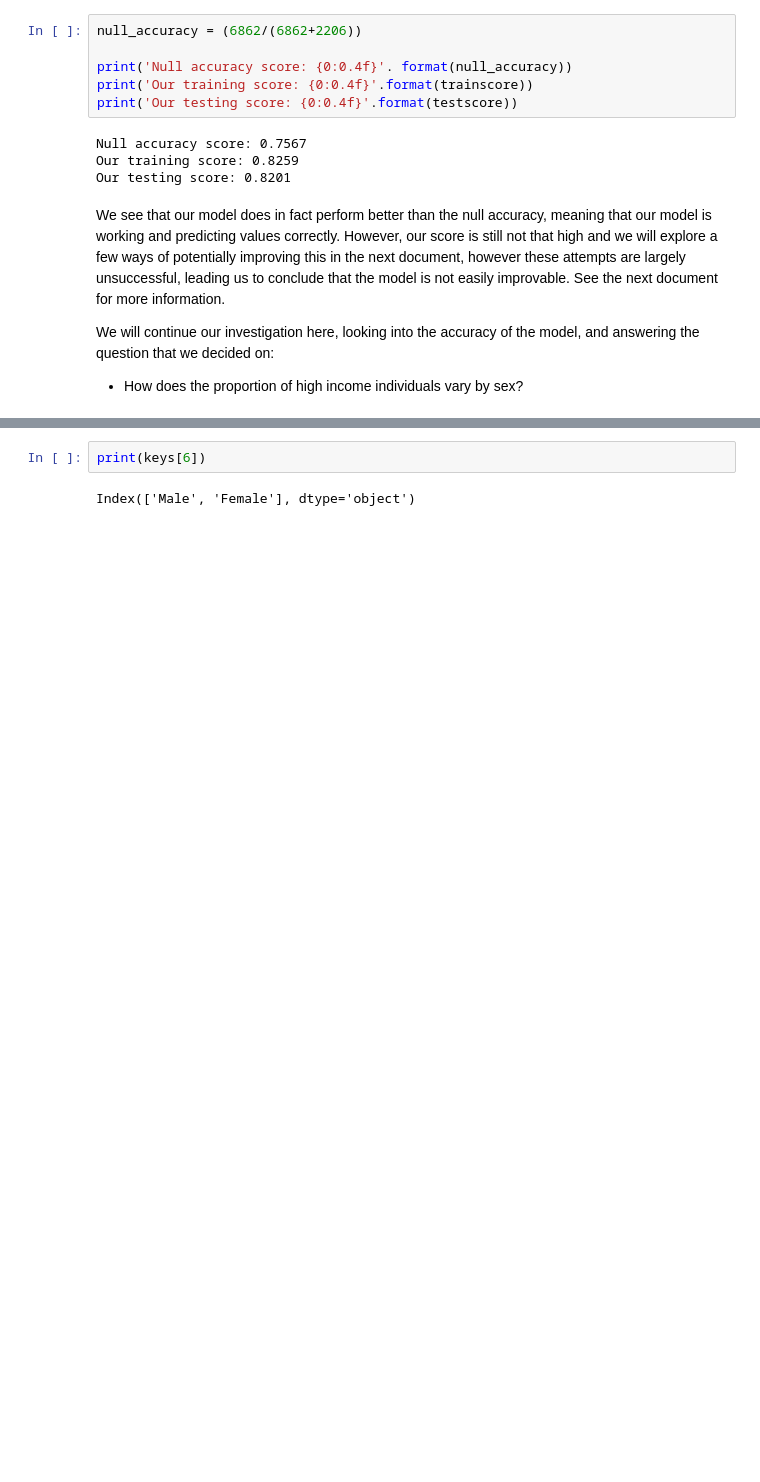
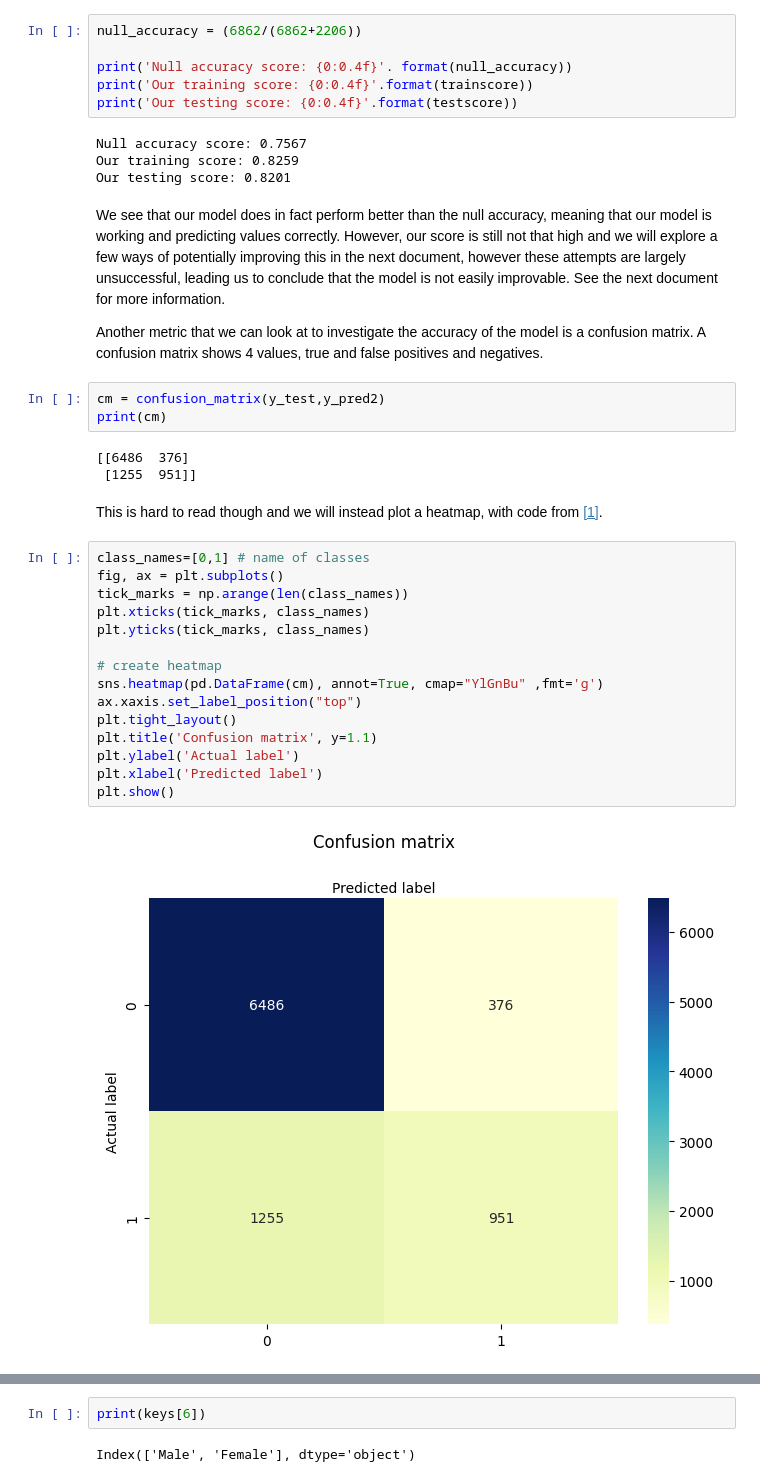
Before and after one commit to SHeywood8/dst-group-project-1, a Jupyter notebook: SheridanH/04.1-LogisticRegression.ipynb, the cells around one changed output, grey strips where cells are left out. Cells and saved outputs as stored; diff of their text form; blank space fills up the shorter version.

```diff
--- a/SheridanH/04.1-LogisticRegression.ipynb
+++ b/SheridanH/04.1-LogisticRegression.ipynb
@@ -197,6 +240,29 @@ Our testing score: 0.8201
 # %% [markdown]
 We see that our model does in fact perform better than the null accuracy, meaning that our model is working and predicting values correctly. However, our score is still not that high and we will explore a few ways of potentially improving this in the next document, however these attempts are largely unsuccessful, leading us to conclude that the model is not easily improvable. See the next document for more information.
 
-We will continue our investigation here, looking into the accuracy of the model, and answering the question that we decided on:
-
-- How does the proportion of high income individuals vary by sex?
+Another metric that we can look at to investigate the accuracy of the model is a confusion matrix. A confusion matrix shows 4 values, true and false positives and negatives.
+# %%
+cm = confusion_matrix(y_test,y_pred2)
+print(cm)
+# %% [output]
+[[6486  376]
+ [1255  951]]
+# %% [markdown]
+This is hard to read though and we will instead plot a heatmap, with code from [\[1\]](#References).
+# %%
+class_names=[0,1] # name of classes
+fig, ax = plt.subplots()
+tick_marks = np.arange(len(class_names))
+plt.xticks(tick_marks, class_names)
+plt.yticks(tick_marks, class_names)
+
+# create heatmap
+sns.heatmap(pd.DataFrame(cm), annot=True, cmap="YlGnBu" ,fmt='g')
+ax.xaxis.set_label_position("top")
+plt.tight_layout()
+plt.title('Confusion matrix', y=1.1)
+plt.ylabel('Actual label')
+plt.xlabel('Predicted label')
+plt.show()
+# %% [output]
+[figure, added]
```
Also changed, not shown: parts of 17 cells of this notebook, 2 other files.
